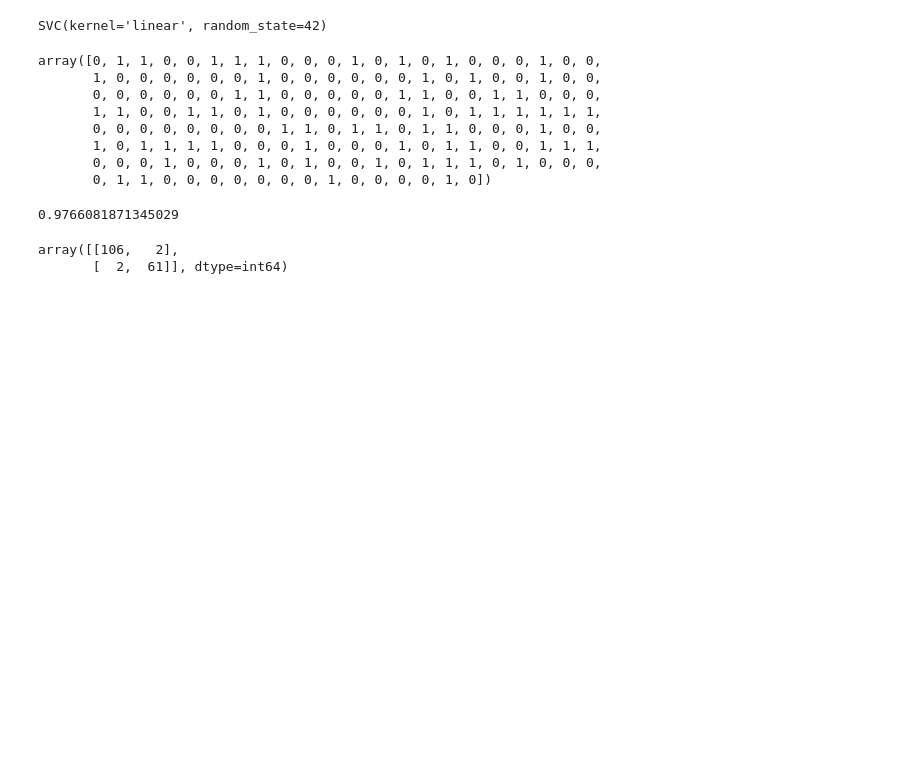
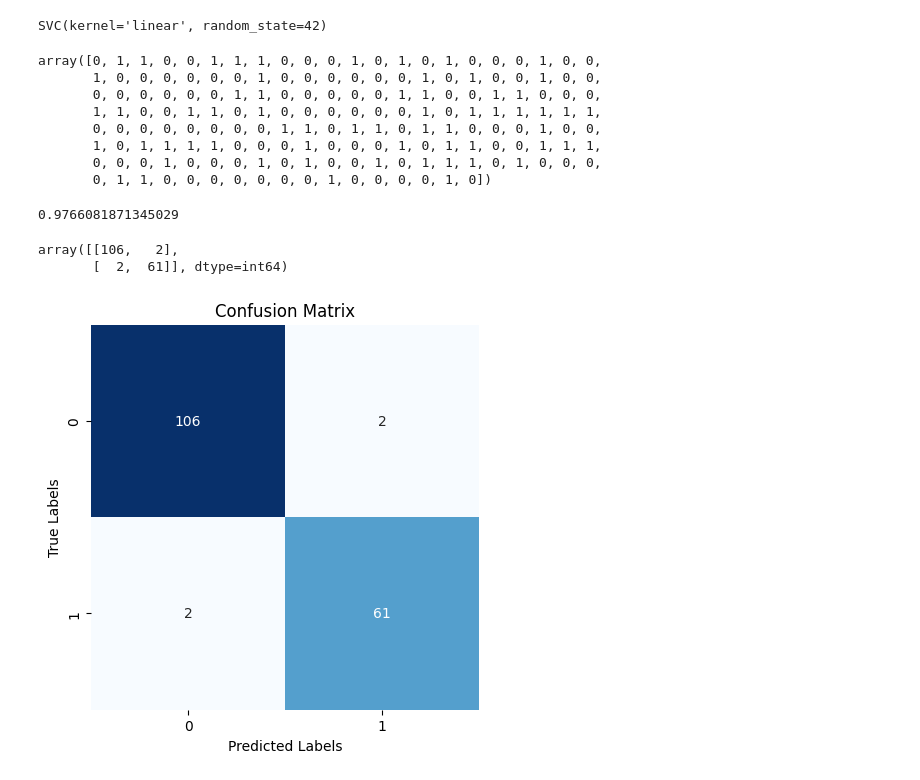
Before and after one commit to SANBATI-YAHYA/Breast-Cancer, a Jupyter notebook: model clasification svm Cancer/MODELSVM.IPYNB, the cells around one changed output. Saved outputs shown, nothing was run; the diff lists cells and outputs as text; code cells hidden in the pictures; blank space fills up the shorter version.

```diff
--- a/model clasification svm Cancer/MODELSVM.IPYNB
+++ b/model clasification svm Cancer/MODELSVM.IPYNB
@@ -2,7 +2,7 @@
 ## CREATION MODEL SVM
 # %%
 import pandas as pd
-data =pd.read_csv(r"C:\Users\dell\OneDrive\Desktop\cmc\2eme\BPI\projet\CANCER\breast-cancer.csv")
+data =pd.read_csv('breast-cancer.csv')
 # %%
 data.info
 # %% [output]
@@ -108,3 +110,12 @@ confusion_matrix(y_test, y_pred)
 # %% [output]
 array([[106,   2],
        [  2,  61]], dtype=int64)
+# %%
+plt.figure(figsize=(5, 5))
+sns.heatmap( confusion_matrix(y_test, y_pred), annot=True, fmt='d', cmap='Blues', cbar=False)
+plt.xlabel('Predicted Labels')
+plt.ylabel('True Labels')
+plt.title('Confusion Matrix')
+plt.show()
+# %% [output]
+[figure, added]
```
Also changed, not shown: parts of 1 cell of this notebook.
